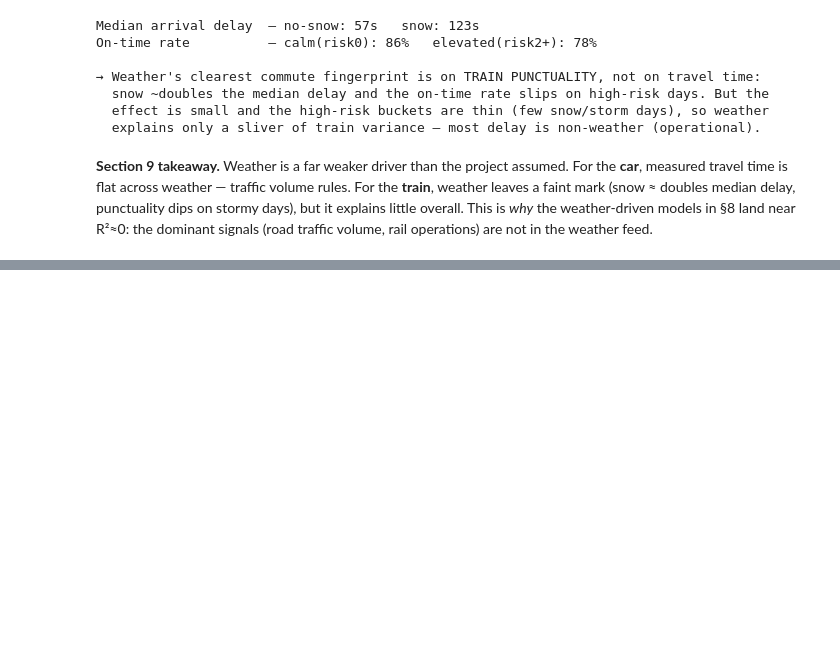
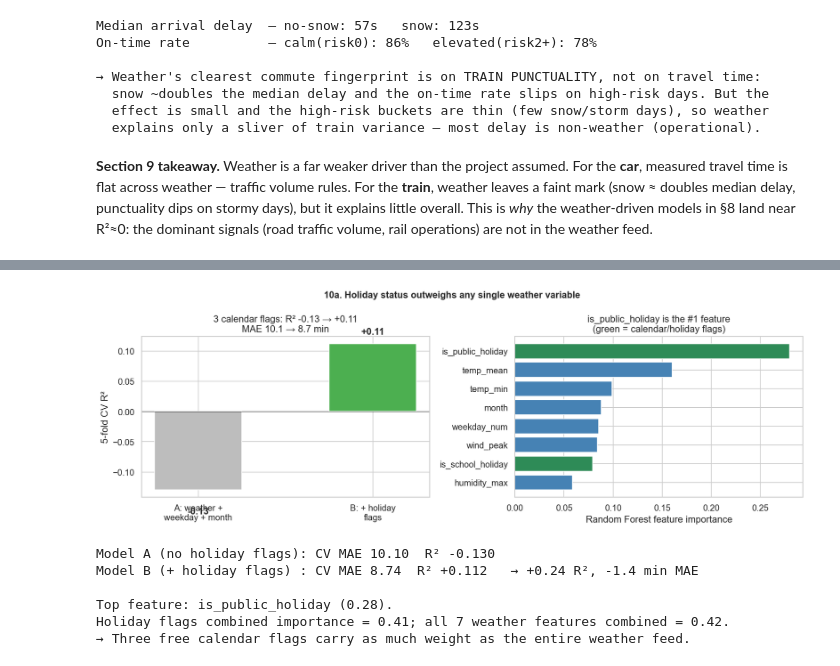
Before and after one commit to MaximeMylle/trafic_forecast_datascience, a Jupyter notebook: 01_data_exploration_combined_v2.ipynb, the cells around one changed output, grey strips where cells are left out. Cells and saved outputs as stored; diff of their text form; code cells hidden in the pictures; blank space fills up the shorter version.

```diff
--- a/01_data_exploration_combined_v2.ipynb
+++ b/01_data_exploration_combined_v2.ipynb
@@ -1897,0 +2018,55 @@ near R²≈0: the dominant signals (road traffic volume, rail operations) are no
+# %%
+# 10a. Add real holiday flags as features and measure their importance ───────
+from sklearn.ensemble import RandomForestRegressor
+from sklearn.model_selection import cross_val_score, KFold
+
+W7     = ["rain_total", "rain_peak", "wind_peak", "temp_min", "temp_mean", "humidity_max", "snow_total"]
+FEAT_A = W7 + ["weekday_num", "month"]                                          # weather + plain calendar
+FEAT_B = FEAT_A + ["is_public_holiday", "is_bridge_day", "is_school_holiday"]   # + REAL holiday flags
+
+hm = hol.dropna(subset=["car_real_min"] + W7).reset_index(drop=True)
+y  = hm["car_real_min"].values
+
+def _cv(feats):
+    rf = RandomForestRegressor(n_estimators=300, min_samples_leaf=5, random_state=42, n_jobs=-1)
+    kf = KFold(5, shuffle=True, random_state=42)
+    mae = -cross_val_score(rf, hm[feats].values, y, cv=kf, scoring="neg_mean_absolute_error").mean()
+    r2  =  cross_val_score(rf, hm[feats].values, y, cv=kf, scoring="r2").mean()
+    return mae, r2
+
+maeA, r2A = _cv(FEAT_A)
+maeB, r2B = _cv(FEAT_B)
+rfB  = RandomForestRegressor(n_estimators=300, min_samples_leaf=5, random_state=42, n_jobs=-1).fit(hm[FEAT_B].values, y)
+impB = pd.Series(rfB.feature_importances_, index=FEAT_B).sort_values(ascending=False)
+
+fig, axes = plt.subplots(1, 2, figsize=(14, 4.8))
+axes[0].bar(["A: weather +\nweekday + month", "B: + holiday\nflags"], [r2A, r2B],
+            color=["#bdbdbd", "#4caf50"], edgecolor="white", width=0.5)
+for i, v in enumerate([r2A, r2B]):
+    axes[0].text(i, v + (0.015 if v >= 0 else -0.04), f"{v:+.2f}", ha="center", fontweight="bold")
+axes[0].axhline(0, color="black", lw=0.8); axes[0].set_ylabel("5-fold CV R²")
+axes[0].set_title(f"3 calendar flags: R² {r2A:+.2f} → {r2B:+.2f}\nMAE {maeA:.1f} → {maeB:.1f} min")
+
+top = impB.head(8)[::-1]
+axes[1].barh(top.index, top.values,
+             color=["seagreen" if "holiday" in f else "steelblue" for f in top.index], edgecolor="white")
+axes[1].set_xlabel("Random Forest feature importance")
+axes[1].set_title("is_public_holiday is the #1 feature\n(green = calendar/holiday flags)")
+fig.suptitle("10a. Holiday status outweighs any single weather variable", fontsize=13, fontweight="bold")
+plt.tight_layout(); plt.savefig("data/processed/plot_v2_holiday_model.png", bbox_inches="tight"); plt.show()
+
+print(f"Model A (no holiday flags): CV MAE {maeA:.2f}  R² {r2A:+.3f}")
+print(f"Model B (+ holiday flags) : CV MAE {maeB:.2f}  R² {r2B:+.3f}   "
+      f"→ +{r2B - r2A:.2f} R², {maeB - maeA:+.1f} min MAE")
+print(f"\nTop feature: {impB.index[0]} ({impB.iloc[0]:.2f}).")
+print(f"Holiday flags combined importance = {impB[['is_public_holiday','is_bridge_day','is_school_holiday']].sum():.2f}; "
+      f"all 7 weather features combined = {impB[W7].sum():.2f}.")
+print("→ Three free calendar flags carry as much weight as the entire weather feed.")
+# %% [output]
+[figure, added]
+Model A (no holiday flags): CV MAE 10.10  R² -0.130
+Model B (+ holiday flags) : CV MAE 8.74  R² +0.112   → +0.24 R², -1.4 min MAE
+
+Top feature: is_public_holiday (0.28).
+Holiday flags combined importance = 0.41; all 7 weather features combined = 0.42.
+→ Three free calendar flags carry as much weight as the entire weather feed.
```
Also changed, not shown: parts of 21 cells of this notebook, 17 other files.
